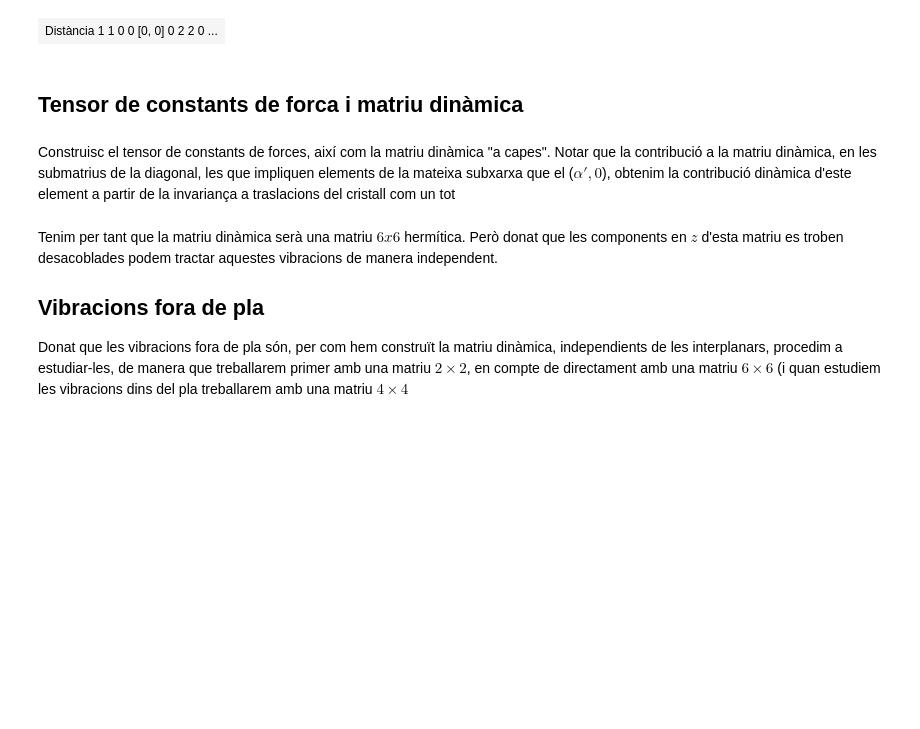
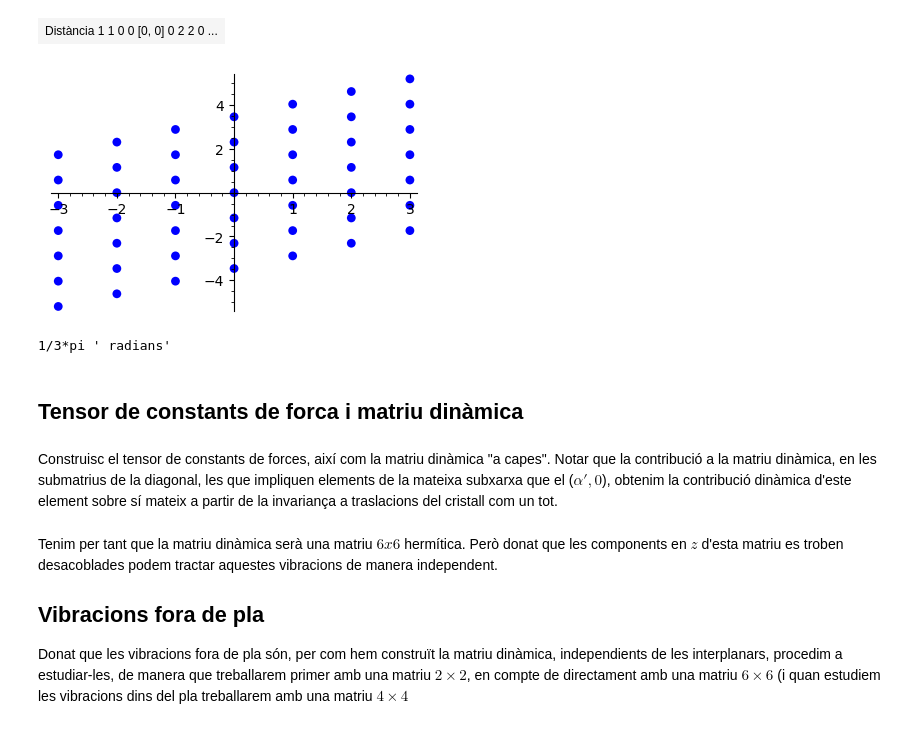
Before and after one commit to CasimirVictoria/TFG-Semiconductores_2D, a Jupyter notebook: _sources/formulacio_matriu_dinamica.ipynb, the cells around one changed output. Drawn from its saved outputs; the diff is of its cells as text; code cells hidden in the pictures; blank space fills up the shorter version.

```diff
--- a/_sources/formulacio_matriu_dinamica.ipynb
+++ b/_sources/formulacio_matriu_dinamica.ipynb
@@ -171,11 +171,30 @@ def llista_atoms(l_1, l_2):
 table(llista_atoms(2,2).to_html(index=False))
 # %% [output]
 | Distància 1 1 0 0 [0, 0] 0 2 2 0 ... |
+# %%
+var('b', domain='positive')
+b_1=b*vector([1,1/sqrt(3)])
+b_2=b*vector([0,2/sqrt(3)])
+nucsR=points([l_1*b_1/b+l_2*b_2/b for l_1 in range(-3, 4) for l_2 in range(-3,4)],
+             size=40, color="blue", frame=False)
+
+xarxaR=nucsR
+
+show(xarxaR, figsize=4)
+# %% [output]
+[figure, added]
+# %%
+angleR=arccos(b_1*b_2/(norm(b_1)*norm(b_2)))
+#glue("angle_cela", angle, display=False)
+show(angleR, " radians")
+#In-line text; {glue:}`angle`
+# %% [output]
+1/3*pi ' radians'
 # %% [markdown]
 ## Tensor de constants de forca i matriu dinàmica
 # %% [markdown]
 Construisc el tensor de constants de forces, així com la matriu dinàmica "a capes".
-Notar que la contribució a la matriu dinàmica, en les submatrius de la diagonal, les que impliquen elements de la mateixa subxarxa que el ($\alpha', 0$), obtenim la contribució dinàmica d'este element a partir de la invariança a traslacions del cristall com un tot
+Notar que la contribució a la matriu dinàmica, en les submatrius de la diagonal, les que impliquen elements de la mateixa subxarxa que el ($\alpha', 0$), obtenim la contribució dinàmica d'este element sobre sí mateix a partir de la invariança a traslacions del cristall com un tot.
 # %%
 #Angle que forma l'àtom considerat respecte a l'eix x
 
```
Also changed, not shown: parts of 40 cells of this notebook, 11 other files.
